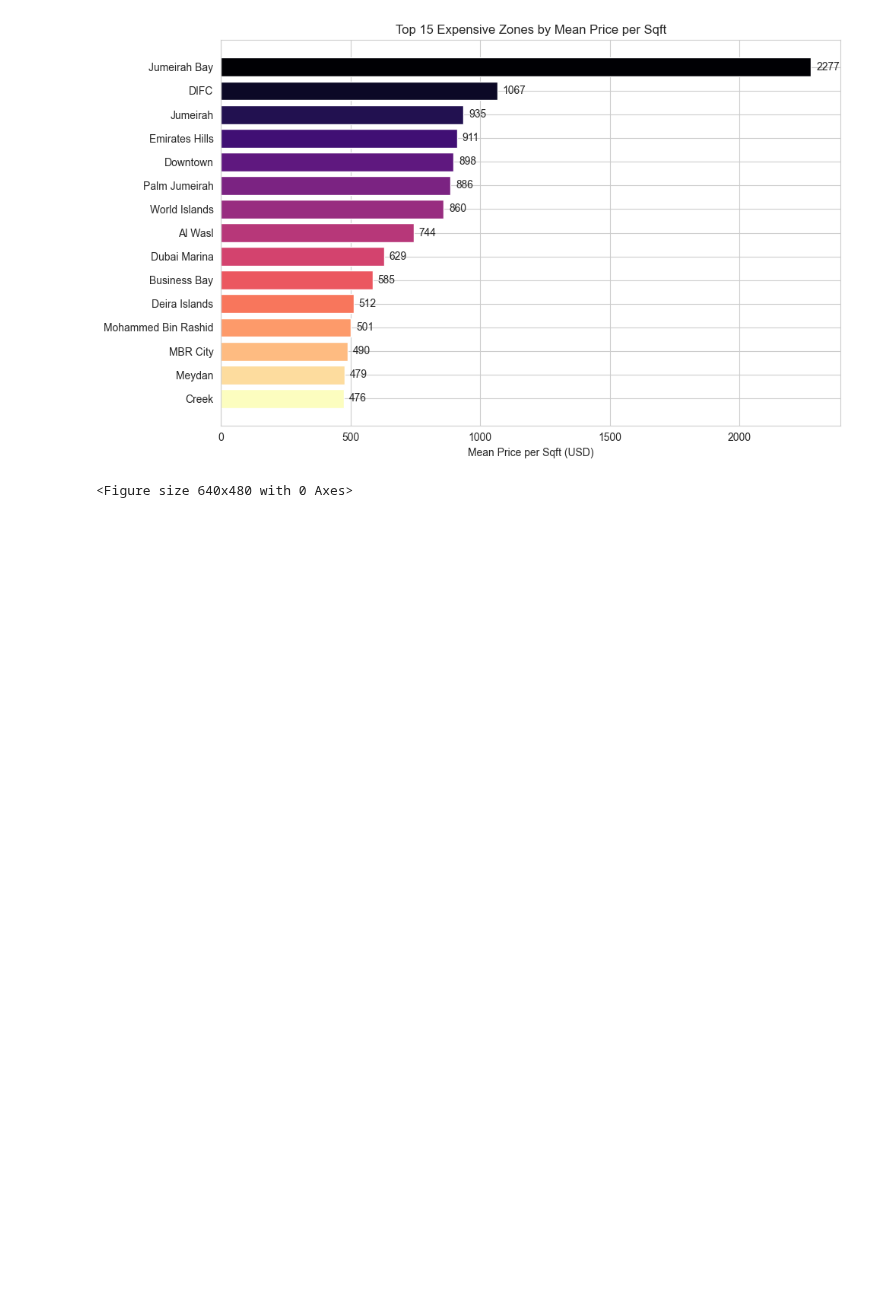
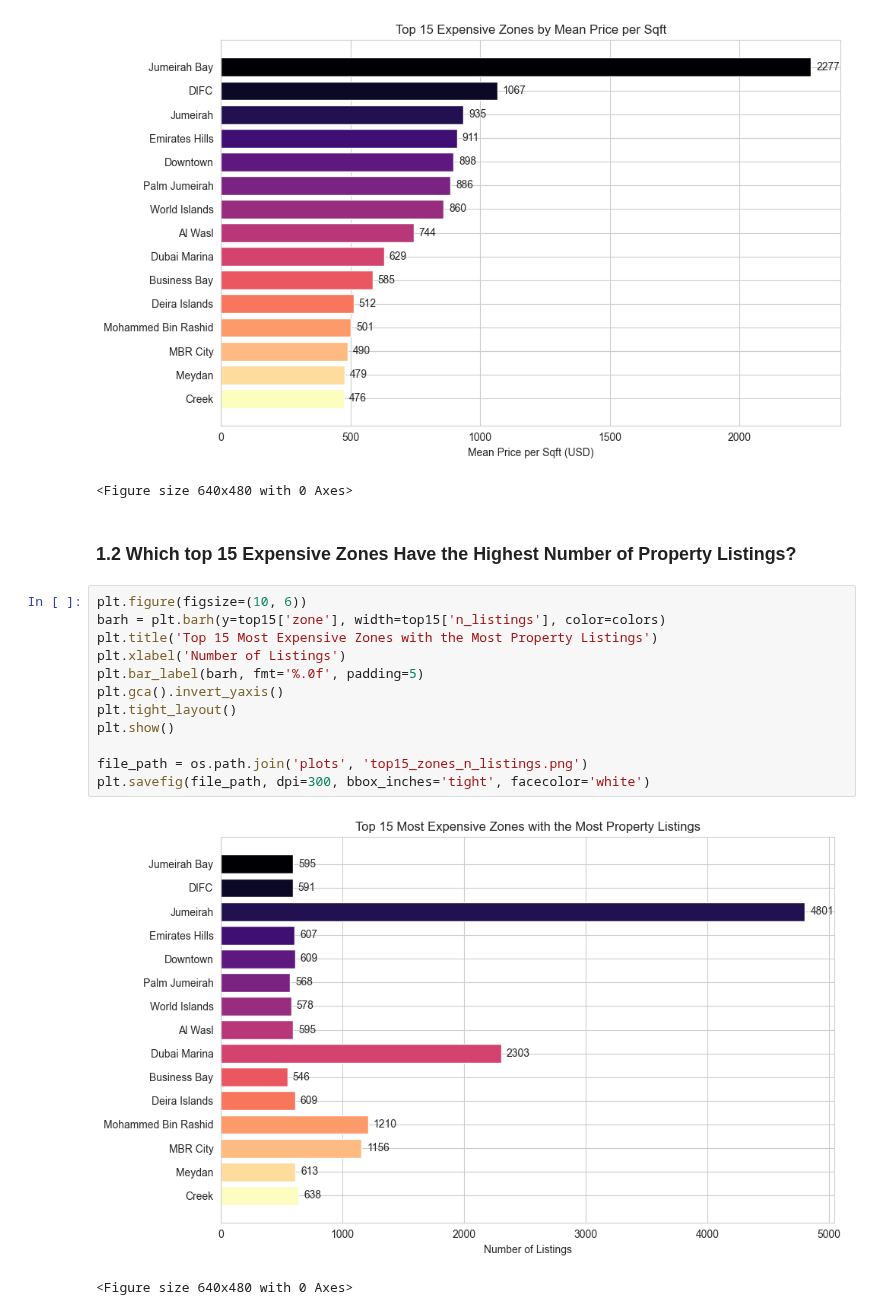
Before and after one commit to fathirrizkifadillah/Dubai-Real-Estate-2020---2026-, a Jupyter notebook: main.ipynb, the cells around one changed output. Saved outputs shown, nothing was run; the diff lists cells and outputs as text; blank space fills up the shorter version.

Commit message:
Add new plot | Top 15 Most Expensive Zones with the Most Property Listings

```diff
--- a/main.ipynb
+++ b/main.ipynb
@@ -186,3 +186,20 @@ plt.savefig(file_path, dpi=300, bbox_inches='tight', facecolor='white')
 # %% [output]
 [figure]
 <Figure size 640x480 with 0 Axes>
+# %% [markdown]
+### 1.2 Which top 15 Expensive Zones Have the Highest Number of Property Listings?
+# %%
+plt.figure(figsize=(10, 6))
+barh = plt.barh(y=top15['zone'], width=top15['n_listings'], color=colors)
+plt.title('Top 15 Most Expensive Zones with the Most Property Listings')
+plt.xlabel('Number of Listings')
+plt.bar_label(barh, fmt='%.0f', padding=5)
+plt.gca().invert_yaxis()
+plt.tight_layout()
+plt.show()
+
+file_path = os.path.join('plots', 'top15_zones_n_listings.png')
+plt.savefig(file_path, dpi=300, bbox_inches='tight', facecolor='white')
+# %% [output]
+[figure, added]
+<Figure size 640x480 with 0 Axes>
```
Also changed, not shown: 1 other file.
